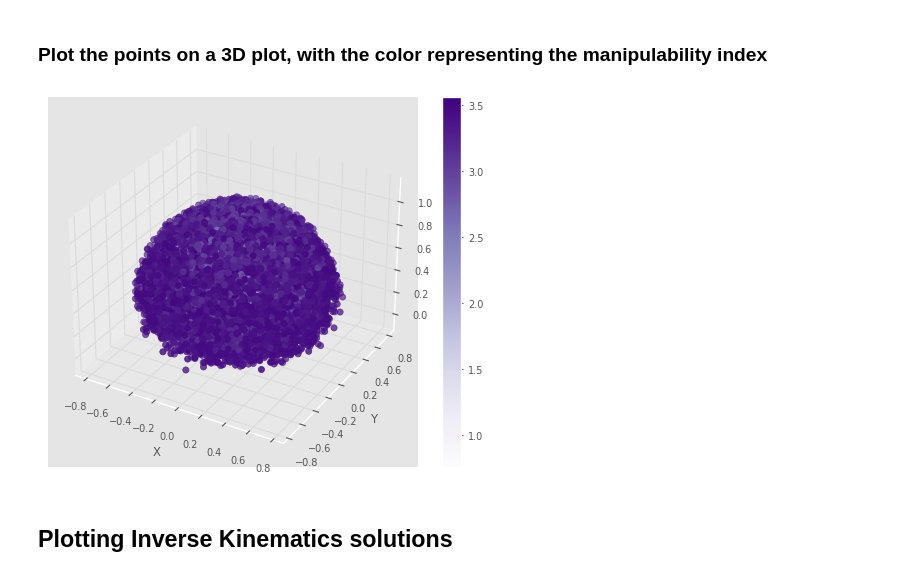
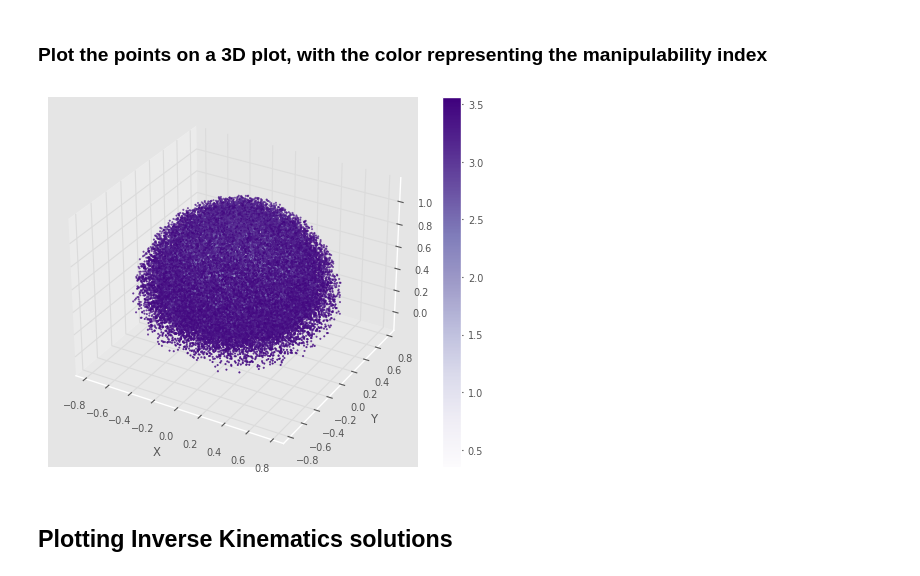
Before and after one commit to mtalirfan/ME-489-MATLAB-Manipulator, a Jupyter notebook: Python/Panda.ipynb, the cells around one changed output. Drawn from its saved outputs; the diff is of its cells as text; code cells hidden in the pictures.

Commit message:
Update Panda Workspace Plot
reduced size of scatter plots for clarity

```diff
--- a/Python/Panda.ipynb
+++ b/Python/Panda.ipynb
@@ -252,7 +252,7 @@ import random
 
 list_of_points = [] # List of end effector positions
 list_q_point = [] # List of joint angles
-no_of_points = 100000
+no_of_points = 200000
 
 for i in range(no_of_points):
     # Define the joint limits, q_max[3] is 0 to pi
@@ -315,28 +315,27 @@ list_rot_manipulability = np.array(list_rot_manipulability)
 # %% [markdown]
 ### Plot the points on a 3D plot, with the color representing the manipulability index
 # %%
-
-
 fig = plt.figure()
 ax = fig.add_subplot(111, projection='3d')
 
 x = list_of_points[:,0]
 y = list_of_points[:,1]
 z = list_of_points[:,2]
 c = list_rot_manipulability
 cmap = plt.cm.Purples
+s = 1
 
-scatter = ax.scatter(x, y, z, c=c, cmap=cmap)
+scatter = ax.scatter(x, y, z, c=c, cmap=cmap, s=s)
 
 ax.set_xlabel('X')
 ax.set_ylabel('Y')
 ax.set_zlabel('Z')
 
 fig.colorbar(scatter, ax=ax)
 
 plt.show()
 # %% [output]
-[figure, old version]
+[figure, new version]
 # %% [markdown]
 ## Plotting Inverse Kinematics solutions
 # %%
```
Also changed, not shown: parts of 3 cells of this notebook, 11 other files.
